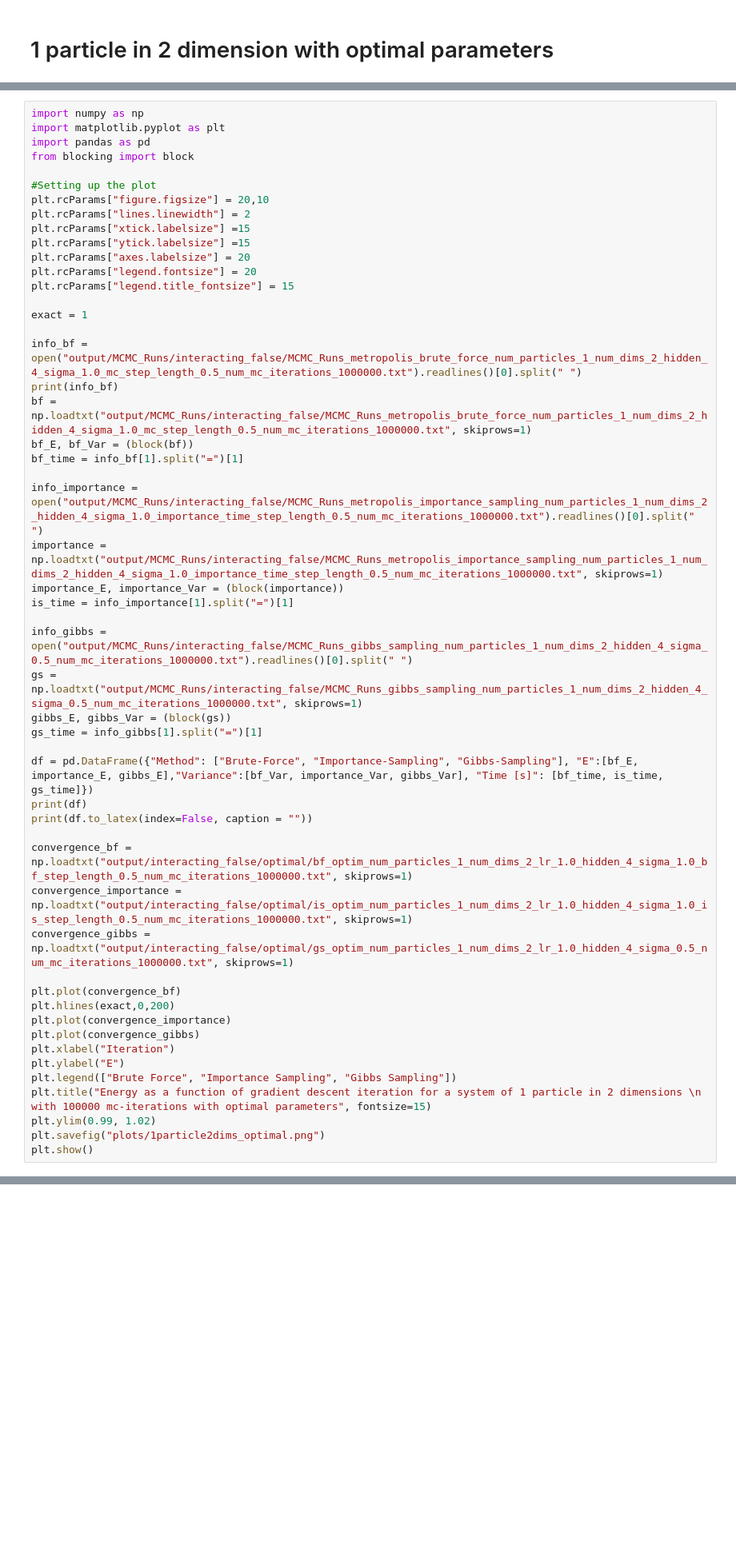
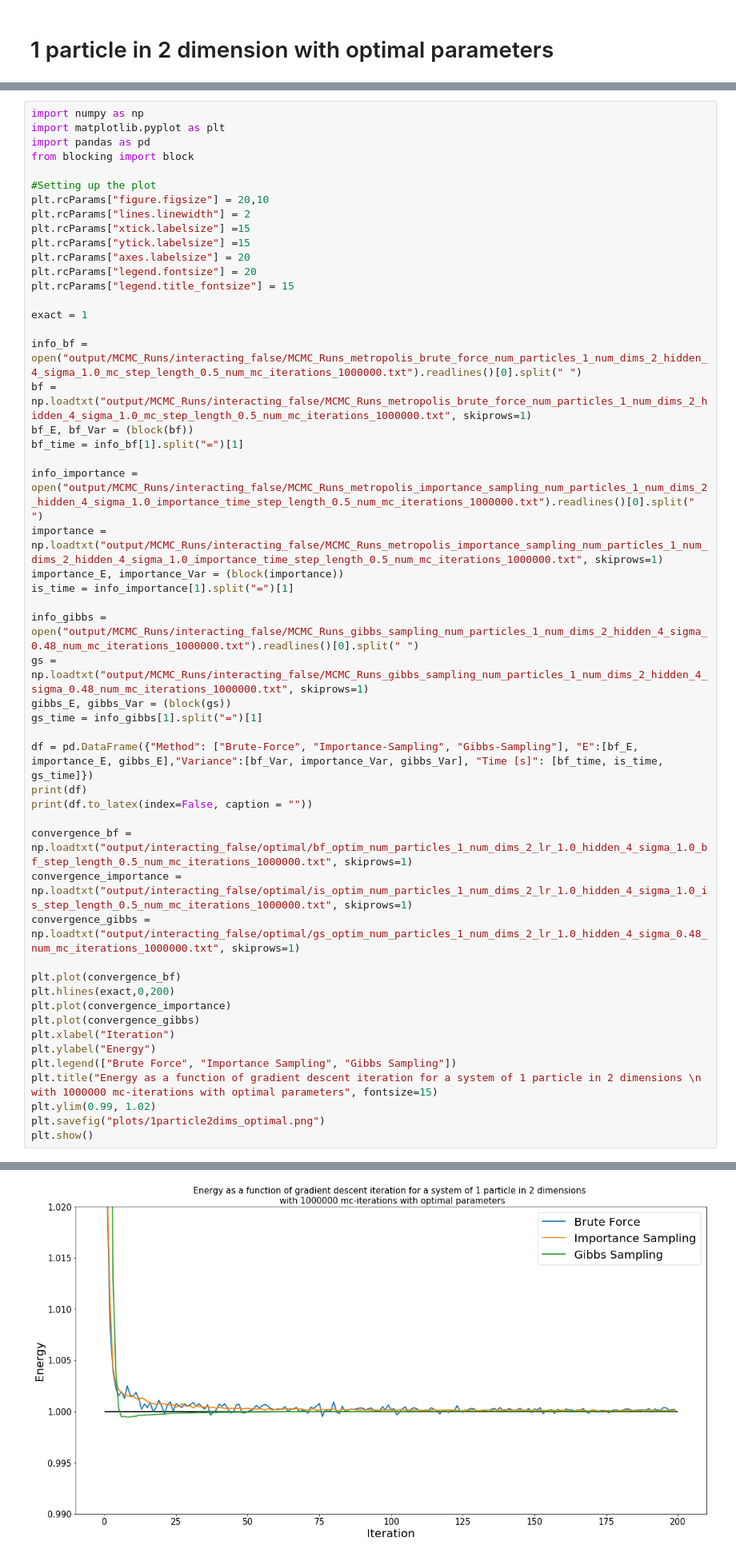
Before and after one commit to MartinKHovden/ComputationalPhysics2, a Jupyter notebook: Project2/non-interacting.ipynb, the cells around one changed output, grey strips where cells are left out. Shown at 80% size. Drawn from its saved outputs; the diff is of its cells as text; blank space fills up the shorter version.

```diff
--- a/Project2/non-interacting.ipynb
+++ b/Project2/non-interacting.ipynb
@@ -415,7 +483,6 @@ plt.rcParams["legend.title_fontsize"] = 15
 exact = 1
 
 info_bf = open("output/MCMC_Runs/interacting_false/MCMC_Runs_metropolis_brute_force_num_particles_1_num_dims_2_hidden_4_sigma_1.0_mc_step_length_0.5_num_mc_iterations_1000000.txt").readlines()[0].split(" ")
-print(info_bf)
 bf = np.loadtxt("output/MCMC_Runs/interacting_false/MCMC_Runs_metropolis_brute_force_num_particles_1_num_dims_2_hidden_4_sigma_1.0_mc_step_length_0.5_num_mc_iterations_1000000.txt", skiprows=1)
 bf_E, bf_Var = (block(bf))
 bf_time = info_bf[1].split("=")[1]
@@ -425,8 +492,8 @@ importance = np.loadtxt("output/MCMC_Runs/interacting_false/MCMC_Runs_metropolis
 importance_E, importance_Var = (block(importance))
 is_time = info_importance[1].split("=")[1]
 
-info_gibbs = open("output/MCMC_Runs/interacting_false/MCMC_Runs_gibbs_sampling_num_particles_1_num_dims_2_hidden_4_sigma_0.5_num_mc_iterations_1000000.txt").readlines()[0].split(" ")
-gs = np.loadtxt("output/MCMC_Runs/interacting_false/MCMC_Runs_gibbs_sampling_num_particles_1_num_dims_2_hidden_4_sigma_0.5_num_mc_iterations_1000000.txt", skiprows=1)
+info_gibbs = open("output/MCMC_Runs/interacting_false/MCMC_Runs_gibbs_sampling_num_particles_1_num_dims_2_hidden_4_sigma_0.48_num_mc_iterations_1000000.txt").readlines()[0].split(" ")
+gs = np.loadtxt("output/MCMC_Runs/interacting_false/MCMC_Runs_gibbs_sampling_num_particles_1_num_dims_2_hidden_4_sigma_0.48_num_mc_iterations_1000000.txt", skiprows=1)
 gibbs_E, gibbs_Var = (block(gs))
 gs_time = info_gibbs[1].split("=")[1]
 
@@ -436,16 +503,16 @@ print(df.to_latex(index=False, caption = ""))
 
 convergence_bf = np.loadtxt("output/interacting_false/optimal/bf_optim_num_particles_1_num_dims_2_lr_1.0_hidden_4_sigma_1.0_bf_step_length_0.5_num_mc_iterations_1000000.txt", skiprows=1)
 convergence_importance = np.loadtxt("output/interacting_false/optimal/is_optim_num_particles_1_num_dims_2_lr_1.0_hidden_4_sigma_1.0_is_step_length_0.5_num_mc_iterations_1000000.txt", skiprows=1)
-convergence_gibbs = np.loadtxt("output/interacting_false/optimal/gs_optim_num_particles_1_num_dims_2_lr_1.0_hidden_4_sigma_0.5_num_mc_iterations_1000000.txt", skiprows=1)
+convergence_gibbs = np.loadtxt("output/interacting_false/optimal/gs_optim_num_particles_1_num_dims_2_lr_1.0_hidden_4_sigma_0.48_num_mc_iterations_1000000.txt", skiprows=1)
 
 plt.plot(convergence_bf)
 plt.hlines(exact,0,200)
 plt.plot(convergence_importance)
 plt.plot(convergence_gibbs)
 plt.xlabel("Iteration")
-plt.ylabel("E")
+plt.ylabel("Energy")
 plt.legend(["Brute Force", "Importance Sampling", "Gibbs Sampling"])
-plt.title("Energy as a function of gradient descent iteration for a system of 1 particle in 2 dimensions \n with 100000 mc-iterations with optimal parameters", fontsize=15)
+plt.title("Energy as a function of gradient descent iteration for a system of 1 particle in 2 dimensions \n with 1000000 mc-iterations with optimal parameters", fontsize=15)
 plt.ylim(0.99, 1.02)
 plt.savefig("plots/1particle2dims_optimal.png")
 plt.show()
@@ -468,6 +534,7 @@ plt.show()
 \bottomrule
 \end{tabular}
 \end{table}
+[figure, added]
 # %%
 import numpy as np
 import matplotlib.pyplot as plt
```
Also changed, not shown: parts of 10 cells of this notebook, 36 other files.
